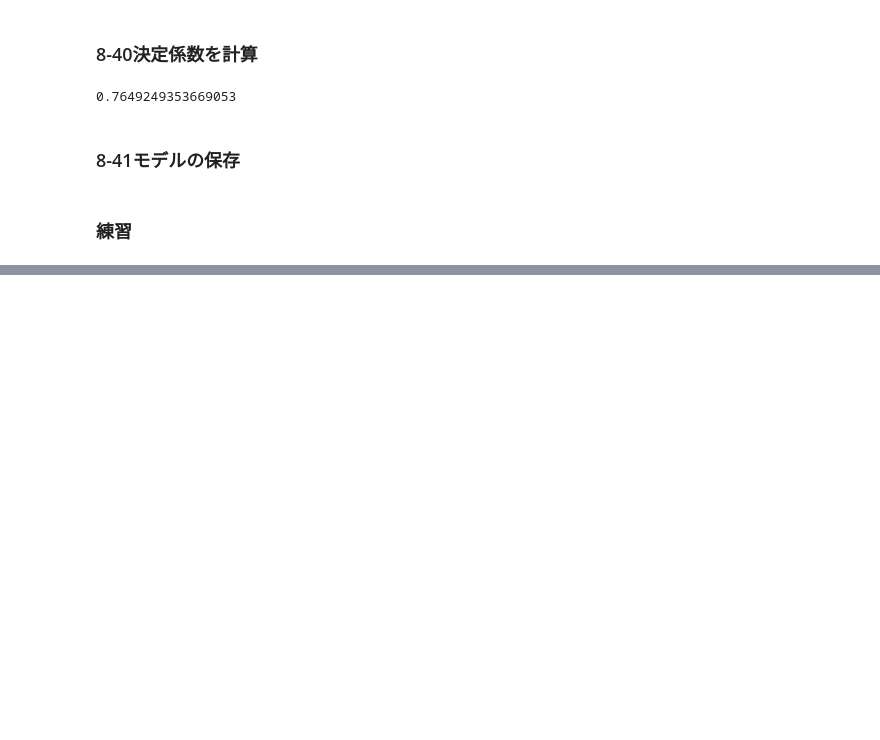
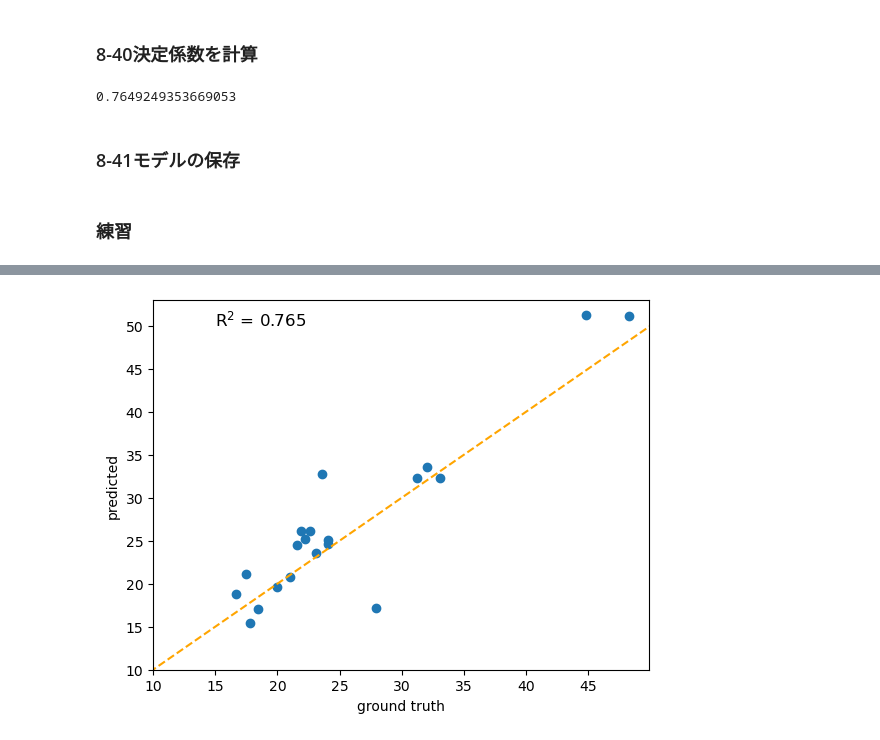
Before and after one commit to ahiru3test/aiai, a Jupyter notebook: notebook/sukkiri-ml-codes/ipynb/chap08a.ipynb, the cells around one changed output, grey strips where cells are left out. Saved outputs shown, nothing was run; the diff lists cells and outputs as text; code cells hidden in the pictures; blank space fills up the shorter version.

```diff
--- a/notebook/sukkiri-ml-codes/ipynb/chap08a.ipynb
+++ b/notebook/sukkiri-ml-codes/ipynb/chap08a.ipynb
@@ -460,0 +709,93 @@ with open('boston_scy.pkl','wb') as f:
+# %%
+import pandas as pd
+%matplotlib inline
+from sklearn.linear_model import LinearRegression
+from sklearn.model_selection import train_test_split
+from sklearn.preprocessing import StandardScaler
+import matplotlib.pyplot as plt
+
+df = pd.read_csv('../datafiles/Boston.csv')
+
+crime = pd.get_dummies(df['CRIME'], drop_first = True)
+df2 = pd.concat([df, crime], axis = 1)
+df2 = df2.drop(['CRIME'], axis = 1)
+
+train_val, test = train_test_split(df2,test_size = 0.2, random_state = 0)
+
+train_val_mean = train_val.mean() # 各列の平均値の計算
+train_val2=train_val.fillna(train_val_mean) # 平均値で穴埋め
+
+# RMの外れ値
+out_line1 = train_val2[(train_val2['RM'] < 6) &(train_val2['PRICE'] > 40)].index
+# PTRATIOの外れ値
+out_line2 = train_val2[(train_val2['PTRATIO'] > 18) &(train_val2['PRICE'] > 40)].index
+# 外れ値を削除
+train_val3 = train_val2.drop([out_line1[0]], axis = 0)
+
+# 学習用データフレームを特徴量と正解データに分離
+col =['RM', 'LSTAT', 'PTRATIO']
+x = train_val3.loc[:,col]
+t = train_val3[['PRICE']]
+
+# RM2乗のシリーズを新しい列として追加
+x['RM2'] = x['RM'] ** 2
+# LSTAT 列の2乗を追加
+x['LSTAT2'] = x['LSTAT'] ** 2
+# PTRATIO列の2乗を追加
+x['PTRATIO2'] = x['PTRATIO'] ** 2
+# 交差作用特徴量を追加
+x['RM * LSTAT'] = x['RM'] * x['LSTAT']
+# s1, s2 = learn(x, t)
+# print(s1, s2)
+
+test2 = test.fillna(train_val.mean()) # 欠損値を平均値で補完
+# テスト用データフレームを特徴量と正解データに分離
+x_test = test2.loc[ :, ['RM','LSTAT', 'PTRATIO'] ]
+y_test = test2[['PRICE']]
+
+x_test['RM2'] = x_test['RM'] ** 2
+x_test['LSTAT2'] = x_test['LSTAT'] ** 2
+x_test['PTRATIO2'] = x_test['PTRATIO'] ** 2
+x_test['RM * LSTAT'] = x_test['RM'] * x_test['LSTAT']
+
+sc_model_x2 = StandardScaler()
+sc_model_x2.fit(x)
+sc_x = sc_model_x2.transform(x)
+
+sc_model_y2 = StandardScaler()
+sc_model_y2.fit(t)
+sc_y = sc_model_y2.transform(t)
+
+sc_x_test = sc_model_x2.transform(x_test)
+sc_y_test = sc_model_y2.transform(y_test)
+
+model = LinearRegression()
+model.fit(sc_x, sc_y)
+# model.score(sc_x_test, sc_y_test)
+
+import pickle
+with open('boston.pkl',"wb") as f:
+    pickle.dump(model,f)
+with open('boston_scx.pkl','wb') as f:
+    pickle.dump(sc_model_x2,f)
+with open('boston_scy.pkl','wb') as f:
+    pickle.dump(sc_model_y2,f)
+
+
+scorestr = r'R$^2$ = {:.3f}'.format(model.score(sc_x_test, sc_y_test))
+pred = model.predict(sc_x_test)
+
+# 標準化逆変換
+plt.scatter(sc_model_y2.inverse_transform(sc_y_test),
+            sc_model_y2.inverse_transform(pred))
+
+# 相関グラフ表示
+plt.xlabel('ground truth')
+plt.ylabel('predicted')
+plt.xlim([10, plt.xlim()[1]])
+plt.ylim([10, plt.ylim()[1]])
+
+plt.text(15, 50, scorestr, fontsize=12)
+_ = plt.plot([-100, 100], [-100, 100], color='orange', linestyle='dashed')
+# %% [output]
+[figure, added]
```
Also changed, not shown: parts of 3 cells of this notebook, 2 other files.
